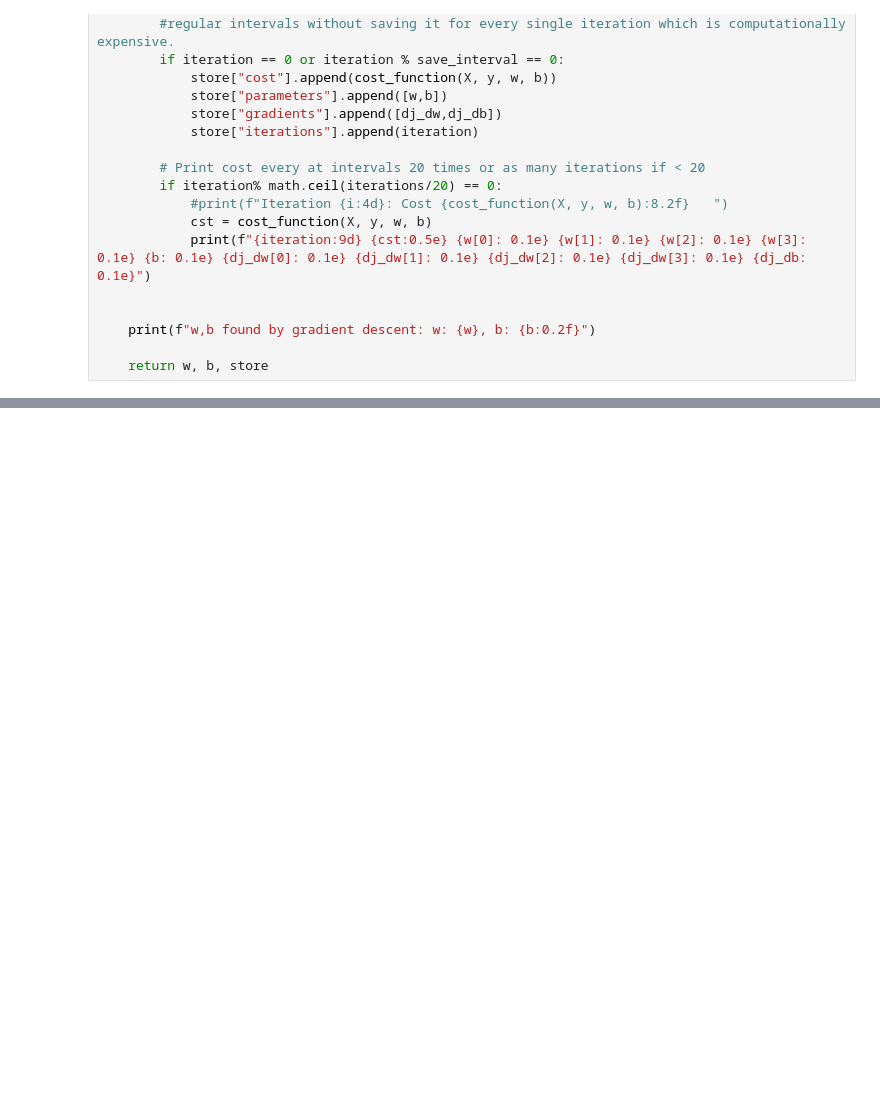
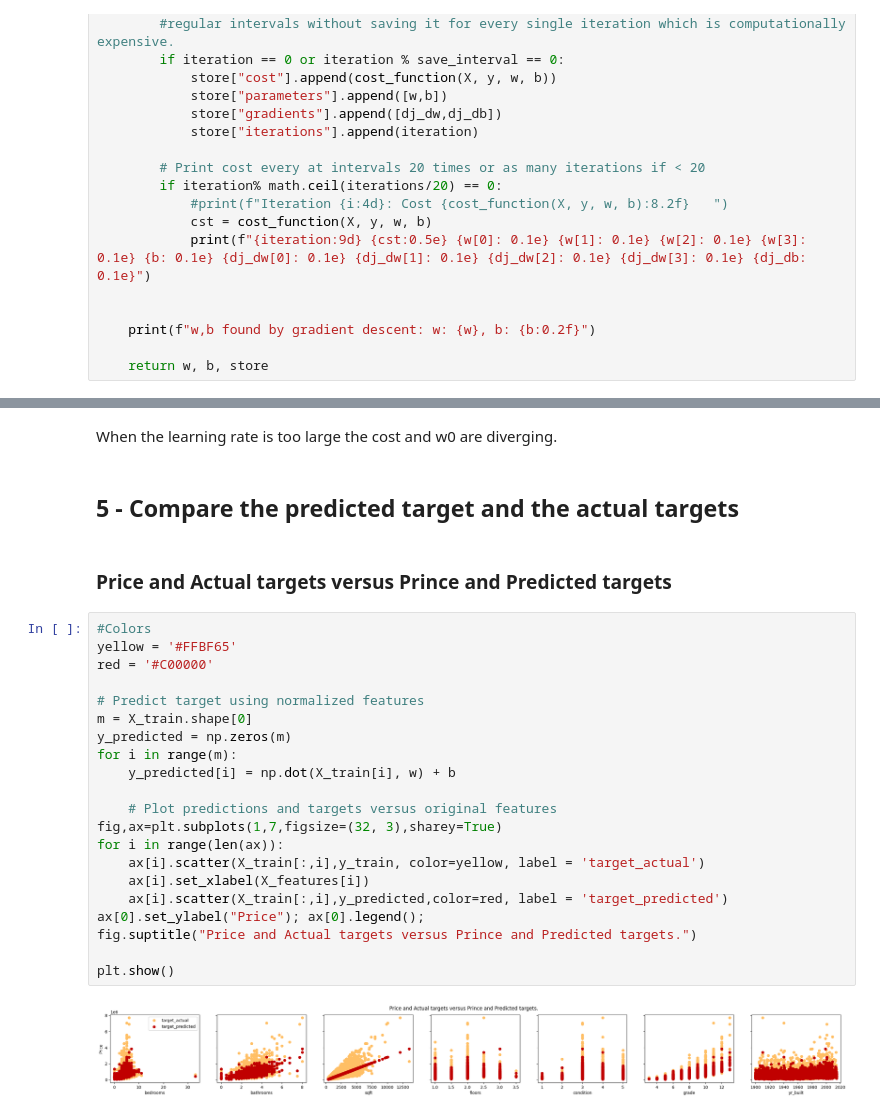
Before and after one commit to sorayapnblm/HousePricePredictionLinearRegression, a Jupyter notebook: notebook.ipynb, the cells around one changed output, grey strips where cells are left out. Drawn from its saved outputs; the diff is of its cells as text; blank space fills up the shorter version.

```diff
--- a/notebook.ipynb
+++ b/notebook.ipynb
@@ -259,0 +339,29 @@ plt.show()
+# %% [markdown]
+When the learning rate is too large the cost and w0 are diverging.
+# %% [markdown]
+<h2>5 - Compare the predicted target and the actual targets</h2>
+# %% [markdown]
+<h3>Price and Actual targets versus Prince and Predicted targets</h3>
+# %%
+#Colors
+yellow = '#FFBF65'
+red = '#C00000'
+
+# Predict target using normalized features
+m = X_train.shape[0]
+y_predicted = np.zeros(m)
+for i in range(m):
+    y_predicted[i] = np.dot(X_train[i], w) + b
+
+    # Plot predictions and targets versus original features
+fig,ax=plt.subplots(1,7,figsize=(32, 3),sharey=True)
+for i in range(len(ax)):
+    ax[i].scatter(X_train[:,i],y_train, color=yellow, label = 'target_actual')
+    ax[i].set_xlabel(X_features[i])
+    ax[i].scatter(X_train[:,i],y_predicted,color=red, label = 'target_predicted')
+ax[0].set_ylabel("Price"); ax[0].legend();
+fig.suptitle("Price and Actual targets versus Prince and Predicted targets.")
+
+plt.show()
+# %% [output]
+[figure, added]
```
Also changed, not shown: parts of 21 cells of this notebook.
